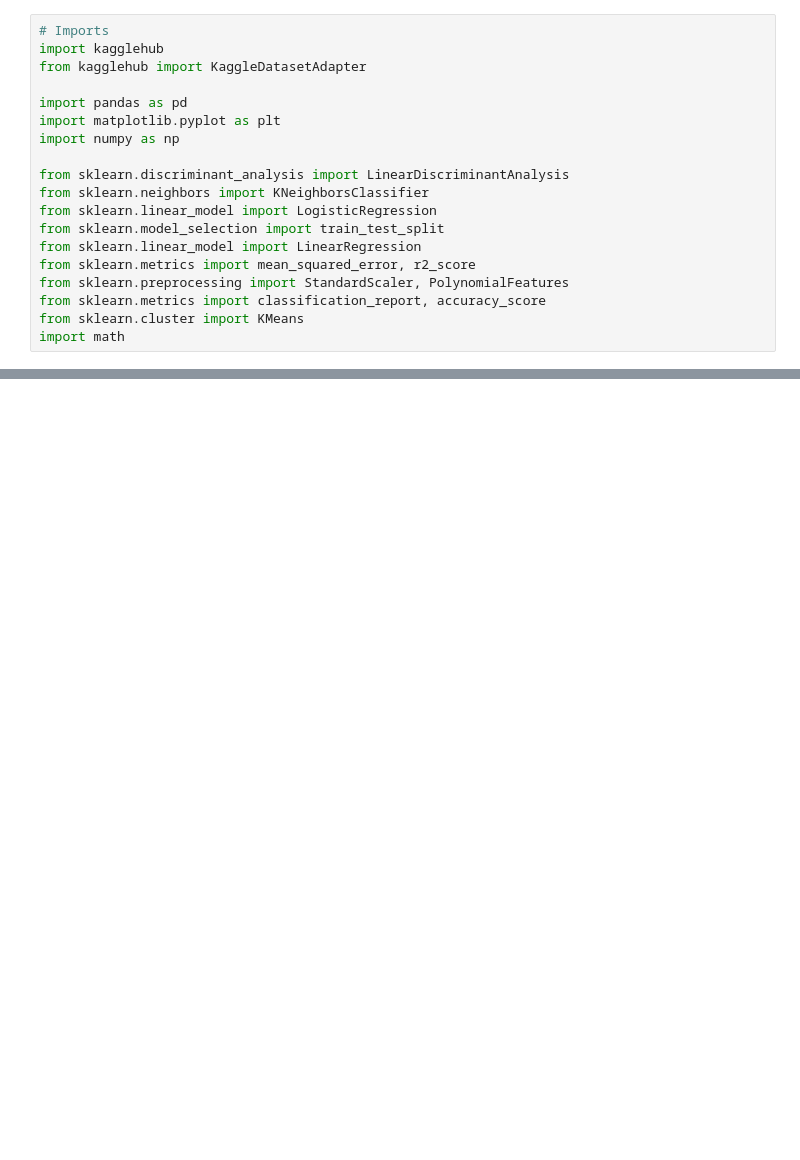
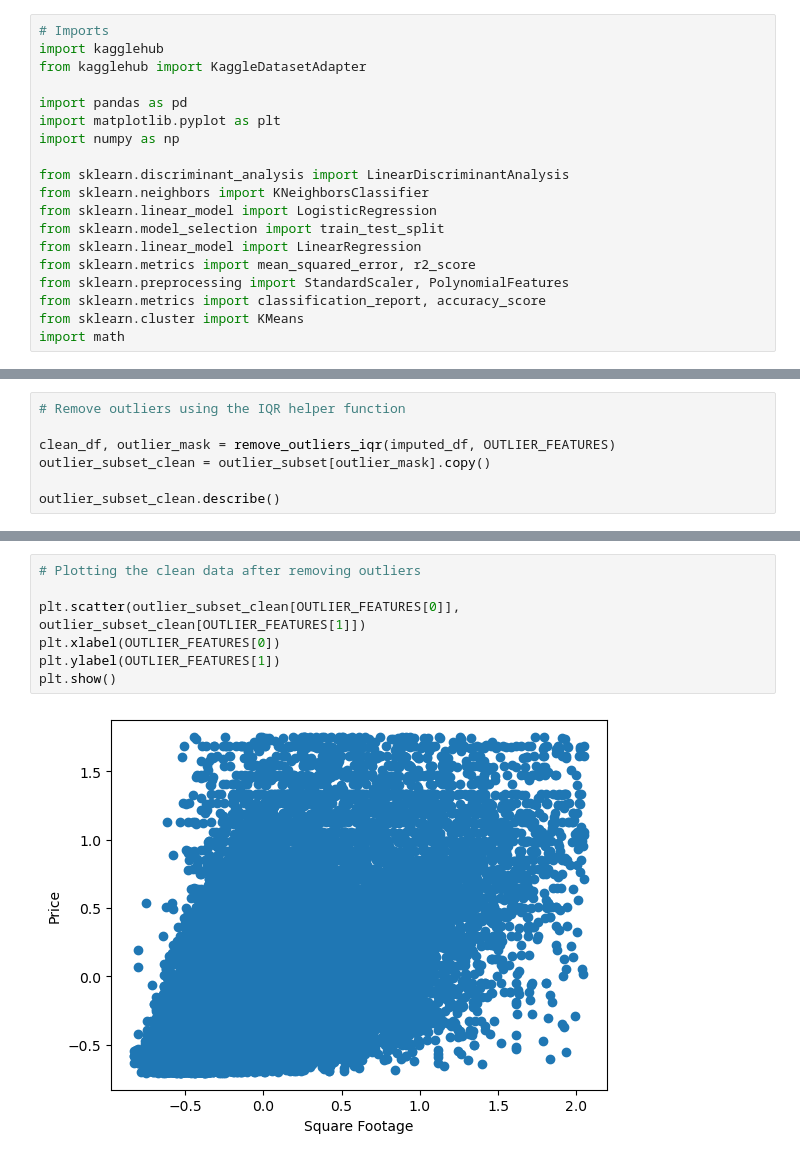
Before and after one commit to mrishab/COMP381_FinalProject, a Jupyter notebook: RealEstateDeals.ipynb, the cells around one changed output, grey strips where cells are left out. Cells and saved outputs as stored; diff of their text form; blank space fills up the shorter version.

```diff
--- a/RealEstateDeals.ipynb
+++ b/RealEstateDeals.ipynb
@@ -707,0 +393,7 @@ top_deals_df[['Cluster_ID', 'Price', 'Predicted_Price', 'Discount_Value']]
+# %%
+# Remove outliers using the IQR helper function
+
+clean_df, outlier_mask = remove_outliers_iqr(imputed_df, OUTLIER_FEATURES)
+outlier_subset_clean = outlier_subset[outlier_mask].copy()
+
+outlier_subset_clean.describe()
@@ -707,0 +410,9 @@ top_deals_df[['Cluster_ID', 'Price', 'Predicted_Price', 'Discount_Value']]
+# %%
+# Plotting the clean data after removing outliers
+
+plt.scatter(outlier_subset_clean[OUTLIER_FEATURES[0]], outlier_subset_clean[OUTLIER_FEATURES[1]])
+plt.xlabel(OUTLIER_FEATURES[0])
+plt.ylabel(OUTLIER_FEATURES[1])
+plt.show()
+# %% [output]
+[figure, added]
```
Also changed, not shown: parts of 80 cells of this notebook, 1 other file.
